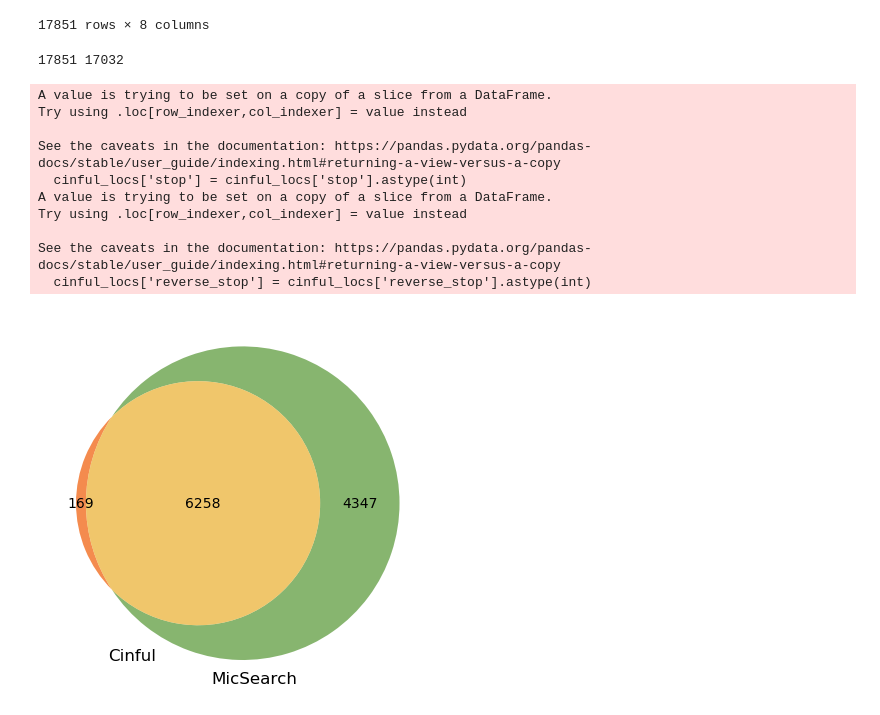
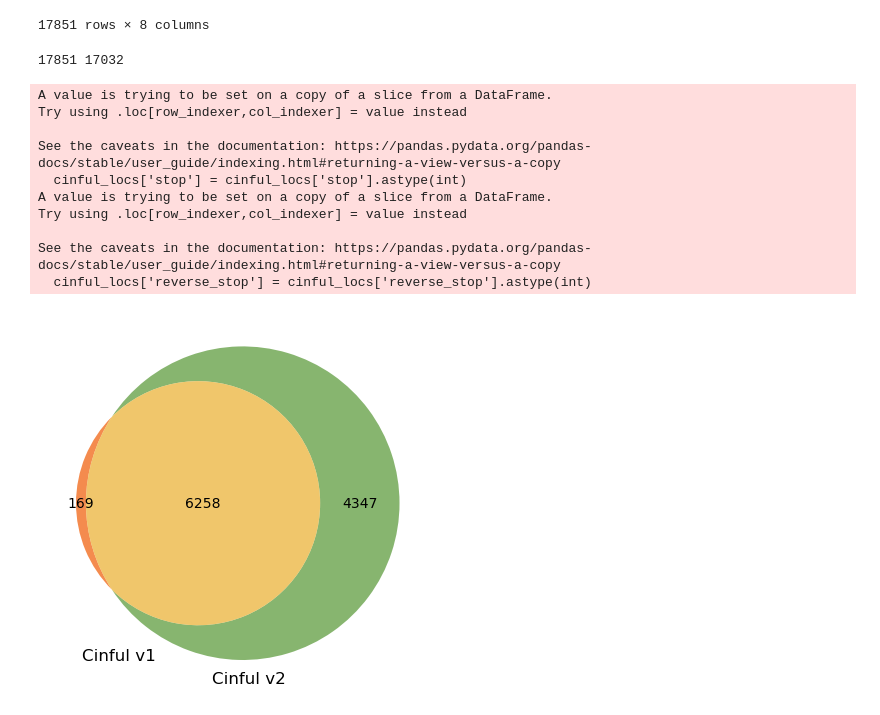
Before and after one commit to AaronFeller/Cinful_v2, a Jupyter notebook: analysis/Comparison/Comparing_Cinful&MicSearch.ipynb, the cells around one changed output. Cells and saved outputs as stored; diff of their text form; code cells hidden in the pictures.

Commit message:
Plots_upload

```diff
--- a/analysis/Comparison/Comparing_Cinful&MicSearch.ipynb
+++ b/analysis/Comparison/Comparing_Cinful&MicSearch.ipynb
@@ -429,32 +431,33 @@ micsearch_locs_set = set(micsearch_locs[['contig', 'stop']].apply(tuple, axis=1)
 # # identify where cinful_locs and micsearch_locs overlap for contig and start to reverse_stop
 # cinful_locs_set = set(cinful_locs[['contig', 'start']].apply(tuple, axis=1))
 # micsearch_locs_set = set(micsearch_locs[['contig', 'reverse_stop']].apply(tuple, axis=1))
 
 #venn2([cinful_locs_set, micsearch_locs_set], set_labels = ('Cinful', 'MicSearch'), set_colors=('red', 'green'), alpha=0.52)
 
 
 # Generate venn diagram with numbers
-venn2([169,4347,6258], set_labels = ('Cinful', 'MicSearch'), set_colors=('#F16512', '#5F9C3F'), alpha=0.75)
+venn2([169,4347,6258], set_labels = ('Cinful v1', 'Cinful v2'), set_colors=('#F16512', '#5F9C3F'), alpha=0.75)
 
 # move labels down
 plt.gca().get_children()[6].set_y(-0.52)
 plt.gca().get_children()[6].set_x(-0.25)
 
 plt.gca().get_children()[7].set_y(-0.6)
 plt.gca().get_children()[7].set_x(-0.05)
 
 # save figure
+plt.savefig('plots/venn_diagram.svg', bbox_inches='tight')
 plt.savefig('plots/venn_diagram.png', dpi=300, bbox_inches='tight')
 # %% [output]
 17851 17032
 A value is trying to be set on a copy of a slice from a DataFrame.
 Try using .loc[row_indexer,col_indexer] = value instead
 
 See the caveats in the documentation: https://pandas.pydata.org/pandas-docs/stable/user_guide/indexing.html#returning-a-view-versus-a-copy
   cinful_locs['stop'] = cinful_locs['stop'].astype(int)
 A value is trying to be set on a copy of a slice from a DataFrame.
 Try using .loc[row_indexer,col_indexer] = value instead
 
 See the caveats in the documentation: https://pandas.pydata.org/pandas-docs/stable/user_guide/indexing.html#returning-a-view-versus-a-copy
   cinful_locs['reverse_stop'] = cinful_locs['reverse_stop'].astype(int)
-[figure, old version]
+[figure, new version]
```
Also changed, not shown: parts of 2 cells of this notebook, 9 other files.
